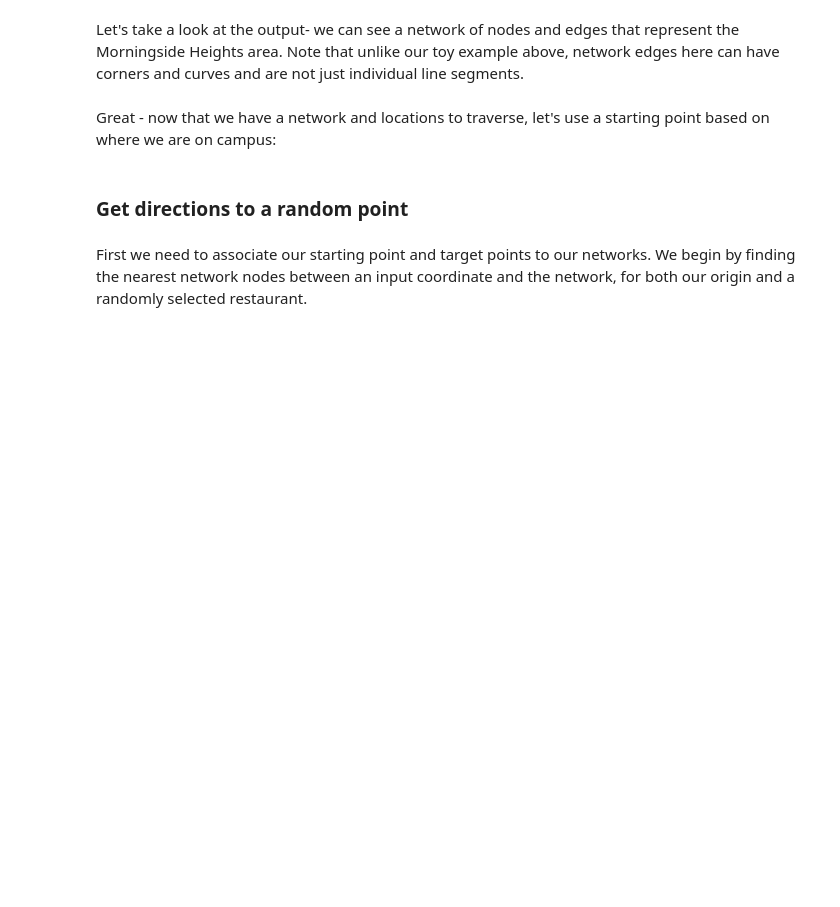
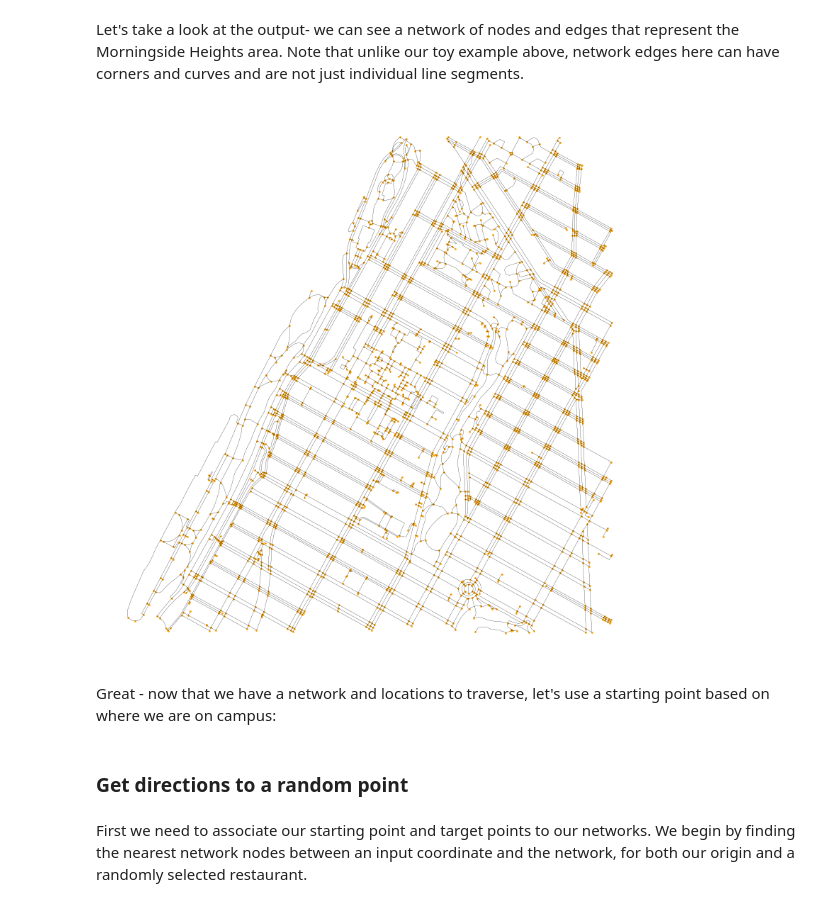
Before and after one commit to alinetheo95/cdp-mapping-systems, a Jupyter notebook: Tutorials/03_networks.ipynb, the cells around one changed output. Cells and saved outputs as stored; diff of their text form; code cells hidden in the pictures; blank space fills up the shorter version.

```diff
--- a/Tutorials/03_networks.ipynb
+++ b/Tutorials/03_networks.ipynb
@@ -245,8 +349,10 @@ mh_net_edges.plot(ax=ax, color="black", linewidth=0.1)
 # %% [markdown]
 Let's take a look at the output- we can see a network of nodes and edges that represent the Morningside Heights area. Note that unlike our toy example above, network edges here can have corners and curves and are not just individual line segments.
 # %%
-ax = mh_net_edges.plot(color="black", linewidth=0.1, figsize=(10, 10))
-mh_net_nodes.plot(ax=ax, color="orange", markersize=1).set_axis_off()
+ax = point_net_edges.plot(color="black", linewidth=0.1, figsize=(10, 10))
+point_net_nodes.plot(ax=ax, color="orange", markersize=1).set_axis_off()
+# %% [output]
+[figure, added]
 # %% [markdown]
 Great - now that we have a network and locations to traverse, let's use a starting point based on where we are on campus:
 # %%
```
Also changed, not shown: parts of 46 cells of this notebook, 2 other files.
